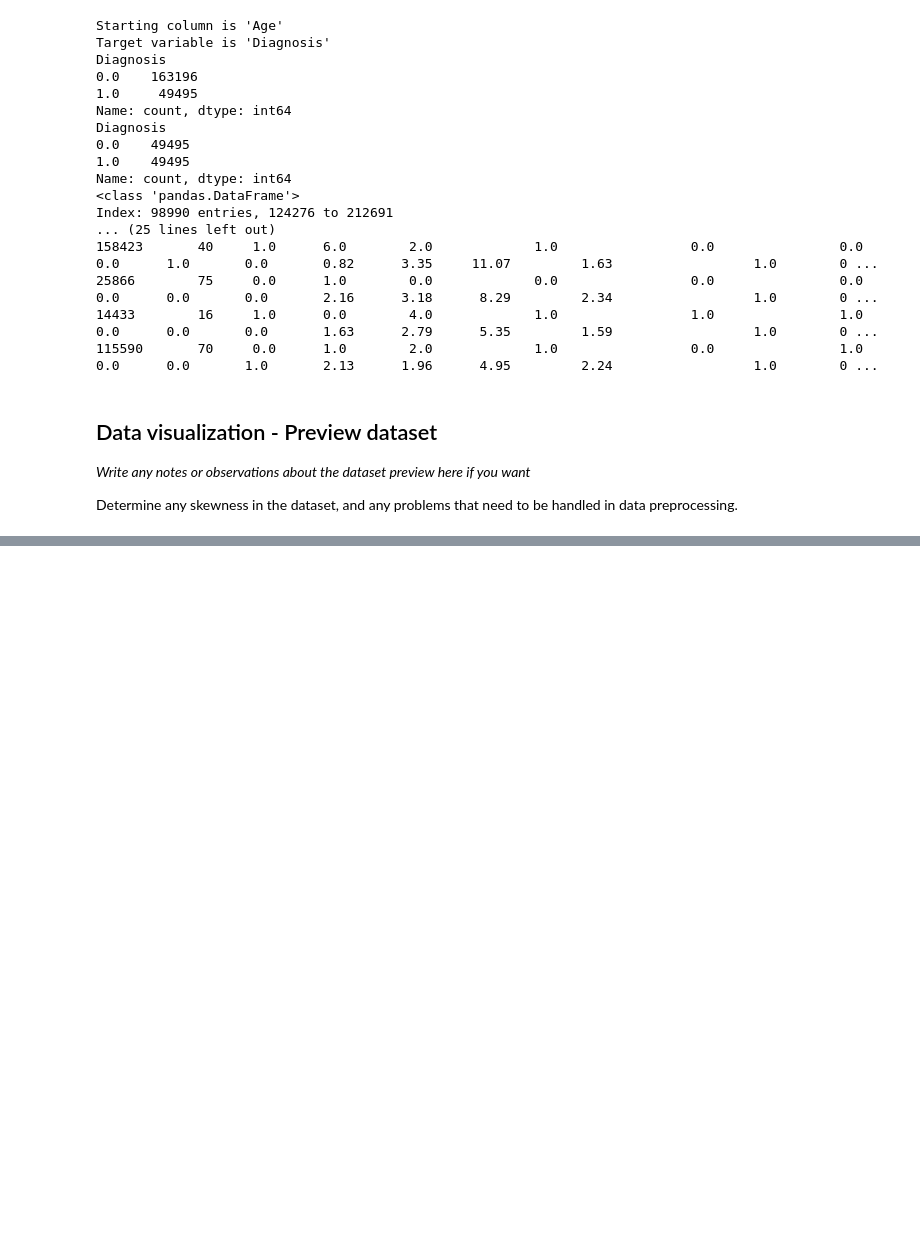
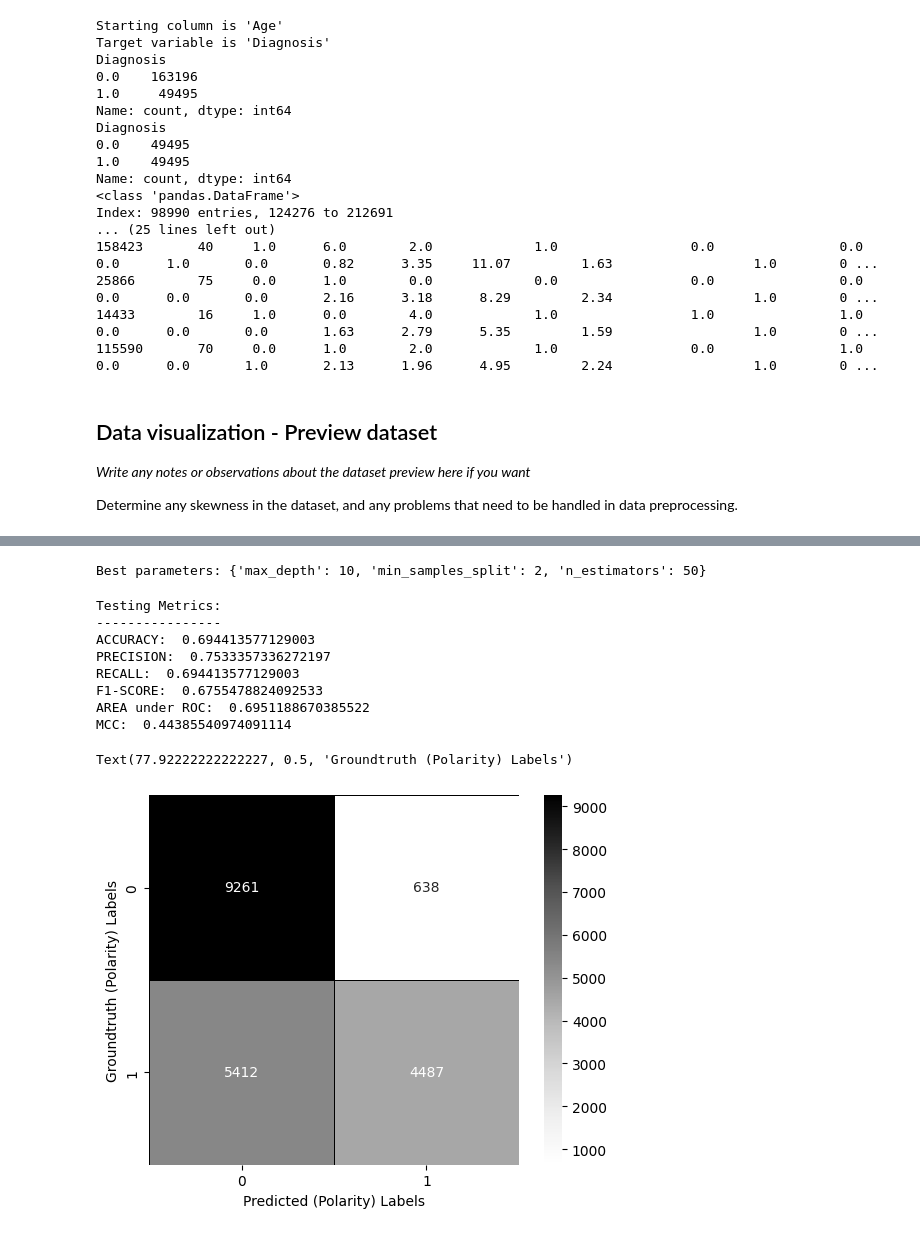
Before and after one commit to gentleman644/foxtrot-thyroid-cancer-prediction, a Jupyter notebook: Project_01_Foxtrot.ipynb, the cells around one changed output, grey strips where cells are left out. Cells and saved outputs as stored; diff of their text form; code cells hidden in the pictures; blank space fills up the shorter version.

```diff
--- a/Project_01_Foxtrot.ipynb
+++ b/Project_01_Foxtrot.ipynb
@@ -475,0 +496,69 @@ plt.title("Y test and train")
+# %%
+# Hyperparameter Tuning
+from sklearn.model_selection import GridSearchCV
+
+if ml_algorithm == "KNN":
+    param_grid = {
+        'n_neighbors': [3, 5, 7, 9, 11],
+        'weights': ['uniform', 'distance'],
+        'metric': ['euclidean', 'manhattan']
+    }
+    grid_search = GridSearchCV(KNeighborsClassifier(), param_grid, cv=3, scoring='accuracy')
+    grid_search.fit(standized_X_train, standized_y_train.values.ravel())
+    print("Best parameters:", grid_search.best_params_)
+    algorithm = grid_search.best_estimator_
+elif ml_algorithm == "RandFrst":
+    param_grid = {
+        'n_estimators': [50, 100, 200],
+        'max_depth': [None, 10, 20],
+        'min_samples_split': [2, 5, 10]
+    }
+    grid_search = GridSearchCV(RandomForestClassifier(), param_grid, cv=3, scoring='accuracy')
+    grid_search.fit(standized_X_train, standized_y_train.values.ravel())
+    print("Best parameters:", grid_search.best_params_)
+    algorithm = grid_search.best_estimator_
+# %% [output]
+Best parameters: {'max_depth': 10, 'min_samples_split': 2, 'n_estimators': 50}
+# %%
+# TESTING/GENERALIZATION: Make Predictions for 'y-component' wrt. data(Test)
+model = algorithm
+model.fit(standized_X_train, standized_y_train.values.ravel())
+pred_y_test = model.predict(standized_X_test)
+reversed_y_test = pd.DataFrame(pred_y_test)
+reversed_y_test = np.rint(reversed_y_test).astype(np.int32)
+
+# Evaluate model's performance. Overfitting(Train ERR << Test ERR); Underfitting(Train ERR >> Test ERR).
+raw_y_test = y_test.values.ravel()
+acc = accuracy_score(raw_y_test, reversed_y_test, normalize=True)  # normalize=True(fraction of correctly classified samples); normalize=False(no. of correctly classified samples)
+pr_rc_fs_sp = precision_recall_fscore_support(raw_y_test, reversed_y_test, average='weighted')  # average='weighted'(compute metrics per label, and find their avg. weighted by support (no. of true instances per label))
+mcc = matthews_corrcoef(raw_y_test, reversed_y_test)
+pred_scr = model.predict_proba(standized_X_test)
+roc = roc_auc_score(raw_y_test, pred_scr[:,1], average='weighted', multi_class='ovo')  # multi_class='ovo'(meaning One-vs-one. Computes avg. AUC of all possible pairwise combinations of classes)
+
+# Testing Metrics
+print("Testing Metrics: ", "\n----------------")
+print("ACCURACY: ", acc)
+print("PRECISION: ", pr_rc_fs_sp[0])
+print("RECALL: ", pr_rc_fs_sp[1])
+print("F1-SCORE: ", pr_rc_fs_sp[2])
+print("AREA under ROC: ", roc)
+print("MCC: ", mcc)
+
+# Confusion Matrix
+from sklearn.metrics import confusion_matrix
+cm = confusion_matrix(raw_y_test, reversed_y_test)
+classes = [0, 1]
+ax = sbn.heatmap(cm, annot=True, fmt="d", cmap="Grays", cbar=True, linewidths=0.7, linecolor="black", square=True)
+ax.set_xlabel("Predicted (Polarity) Labels")
+ax.set_ylabel("Groundtruth (Polarity) Labels")
+# %% [output]
+Testing Metrics:
+----------------
+ACCURACY:  0.694413577129003
+PRECISION:  0.7533357336272197
+RECALL:  0.694413577129003
+F1-SCORE:  0.6755478824092533
+AREA under ROC:  0.6951188670385522
+MCC:  0.44385540974091114
+Text(77.92222222222227, 0.5, 'Groundtruth (Polarity) Labels')
+[figure, added]
```
Also changed, not shown: parts of 16 cells of this notebook.
